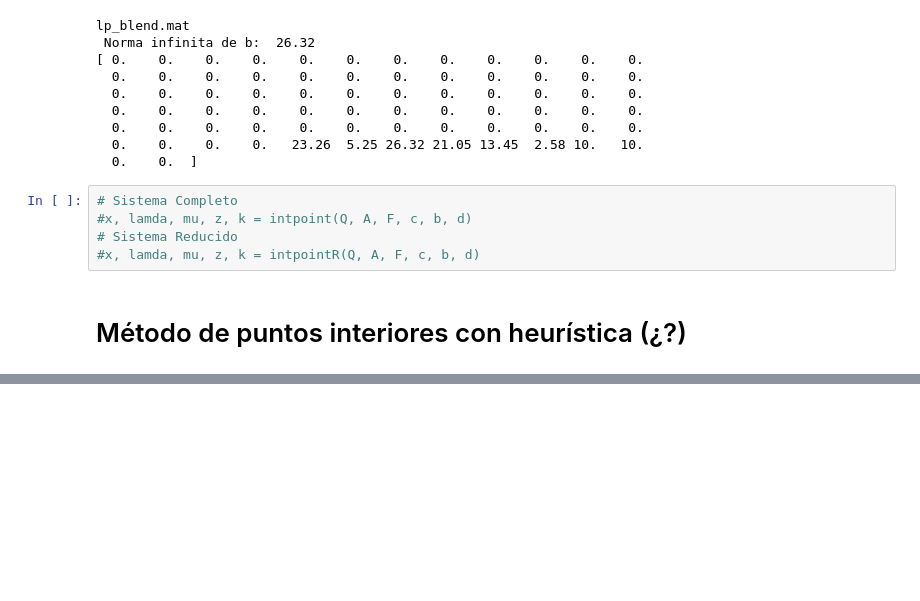
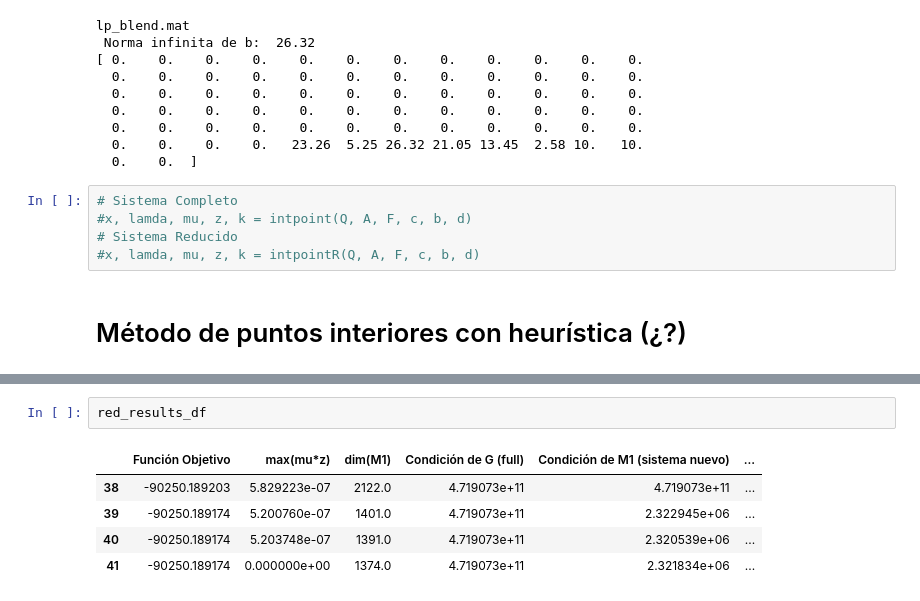
Before and after one commit to fattyfibonacci/thesis_int_point, a Jupyter notebook: intpoint_probs.ipynb, the cells around one changed output, grey strips where cells are left out. Cells and saved outputs as stored; diff of their text form; blank space fills up the shorter version.

```diff
--- a/intpoint_probs.ipynb
+++ b/intpoint_probs.ipynb
@@ -654,0 +777,8 @@ Objective after: -90250.18917487143
+# %%
+red_results_df
+# %% [output]
+|  | Función Objetivo | max(mu*z) | dim(M1) | Condición de G (full) | Condición de M1 (sistema nuevo) | ... |
+| 38 | -90250.189203 | 5.829223e-07 | 2122.0 | 4.719073e+11 | 4.719073e+11 | ... |
+| 39 | -90250.189174 | 5.200760e-07 | 1401.0 | 4.719073e+11 | 2.322945e+06 | ... |
+| 40 | -90250.189174 | 5.203748e-07 | 1391.0 | 4.719073e+11 | 2.320539e+06 | ... |
+| 41 | -90250.189174 | 0.000000e+00 | 1374.0 | 4.719073e+11 | 2.321834e+06 | ... |
```
Also changed, not shown: parts of 5 cells of this notebook.
